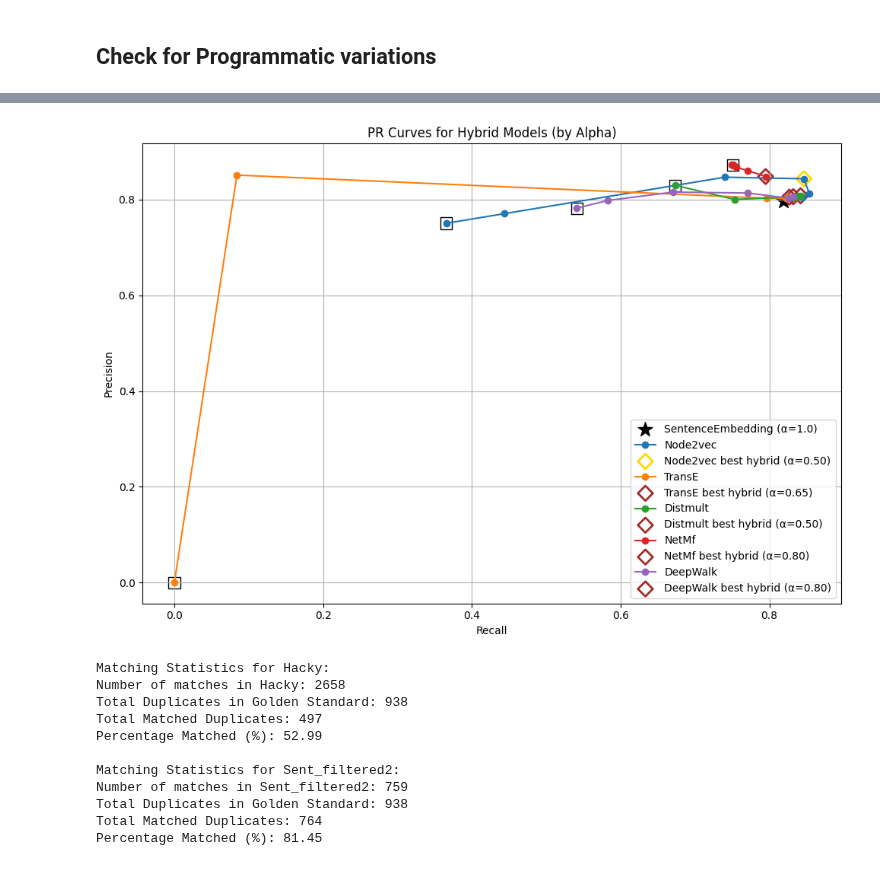
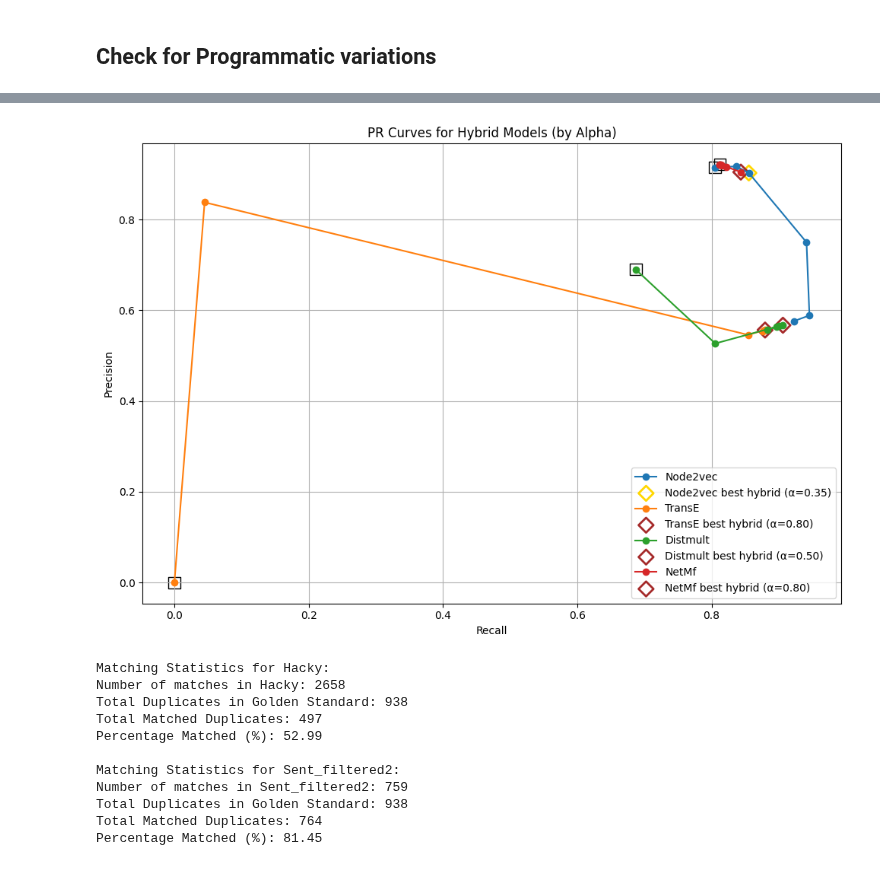
Before and after one commit to Timszy/entity-deduplication-hack-main, a Jupyter notebook: EvaluateProg_data.ipynb, the cells around one changed output, grey strips where cells are left out. Saved outputs shown, nothing was run; the diff lists cells and outputs as text; code cells hidden in the pictures.

```diff
--- a/EvaluateProg_data.ipynb
+++ b/EvaluateProg_data.ipynb
@@ -234,13 +390,12 @@ import matplotlib.pyplot as plt
 import numpy as np
 
 # Path and file setup
-match_dir = "matches"
+match_dir = f"matches_{noise}"
 model_bases = {
-    'Node2vec': "HybridNode2vec_alpha_",
+    'Node2vec': "HybridNode2vecLow_alpha_",
     'TransE': "HybridTransE_alpha_",
     'Distmult': "HybridDistmult_alpha_",
     'NetMf': "HybridNetMf_alpha_",
-    'DeepWalk': "HybridDeepWalk_alpha_"
 }
 alpha_values = [0.0, 0.2, 0.35, 0.5, 0.65, 0.8, 1.0]
 
@@ -333,34 +488,34 @@ if 'SentenceEmbedding.json' in [os.path.basename(os.path.join(match_dir, "Senten
 # Plot each model's PR curve, highlight best hybrid, and highlight alpha=0.0
 for model, curve in pr_curves.items():
     hybrid_recalls = [r for a, r in zip(curve['alphas'], curve['recalls']) if a != 1.0]
     hybrid_precisions = [p for a, p in zip(curve['alphas'], curve['precisions']) if a != 1.0]
     hybrid_alphas = [a for a in curve['alphas'] if a != 1.0]
     plt.plot(hybrid_recalls, hybrid_precisions, marker='o', label=model)
     # Highlight starting point (alpha=0.0)
     if 0.0 in curve['alphas']:
         idx0 = curve['alphas'].index(0.0)
         plt.scatter(curve['recalls'][idx0], curve['precisions'][idx0], marker='s', s=120, color='none', edgecolor='black')
     # Find best hybrid (highest F1)
     best_idx_model = None
     best_f1_model = -1
     for i, (p, r) in enumerate(zip(hybrid_precisions, hybrid_recalls)):
         f1 = 2 * p * r / (p + r) if (p + r) > 0 else 0
         if f1 > best_f1_model:
             best_f1_model = f1
             best_idx_model = i
     if best_idx_model is not None:
         marker_color = 'gold' if model == best_model else 'brown'
         plt.scatter(hybrid_recalls[best_idx_model], hybrid_precisions[best_idx_model], marker='D', s=100, edgecolor=marker_color, facecolor='none', linewidths=2, label=f"{model} best hybrid (α={hybrid_alphas[best_idx_model]:.2f})")
 
 plt.xlabel('Recall')
 plt.ylabel('Precision')
 plt.title('PR Curves for Hybrid Models (by Alpha)')
 plt.legend()
 plt.grid(True)
 plt.tight_layout()
 plt.show()
 # %% [output]
-[figure, old version]
+[figure, new version]
 # %%
 import pandas as pd
 import json
```
Also changed, not shown: parts of 5 cells of this notebook, 37 other files.
